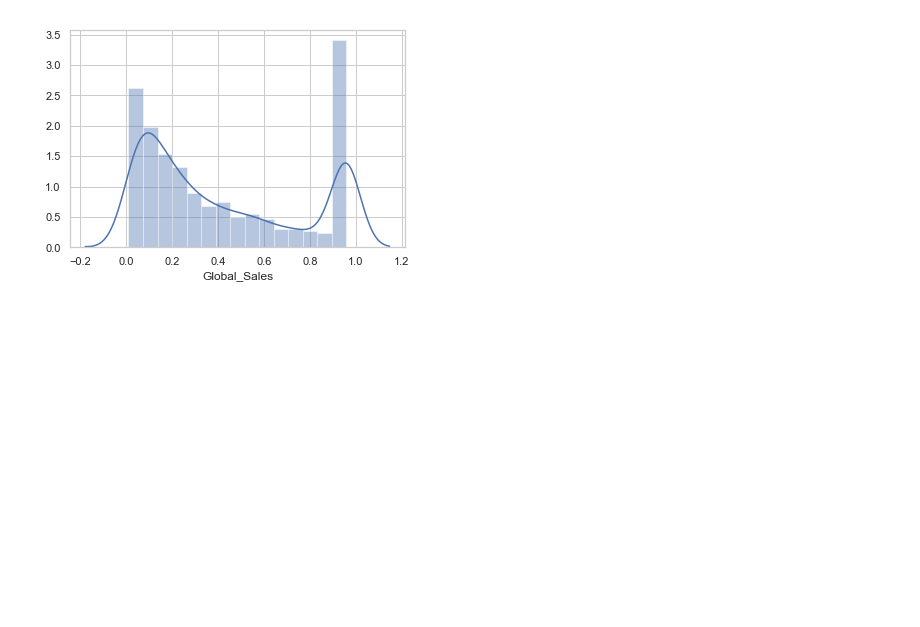
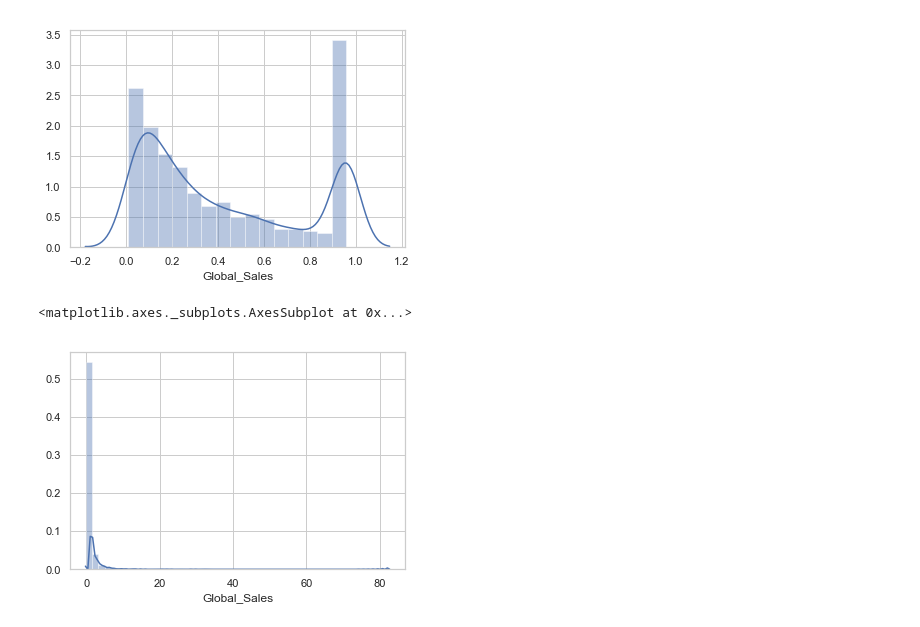
Before and after one commit to legomydiego/Thinkful-Unit-3, a Jupyter notebook: Supervised Learning Capstone Project.ipynb, the cells around one changed output. Cells and saved outputs as stored; diff of their text form; code cells hidden in the pictures; blank space fills up the shorter version.

```diff
--- a/Supervised Learning Capstone Project.ipynb
+++ b/Supervised Learning Capstone Project.ipynb
@@ -183,3 +188,8 @@ sns.distplot(clean_df['Global_Sales'].apply(reduce_outlier))
 # %% [output]
 <matplotlib.axes._subplots.AxesSubplot at 0x...>
 [figure]
+# %%
+sns.distplot(clean_df['Global_Sales'])
+# %% [output]
+<matplotlib.axes._subplots.AxesSubplot at 0x...>
+[figure, added]
```
Also changed, not shown: parts of 3 cells of this notebook.
